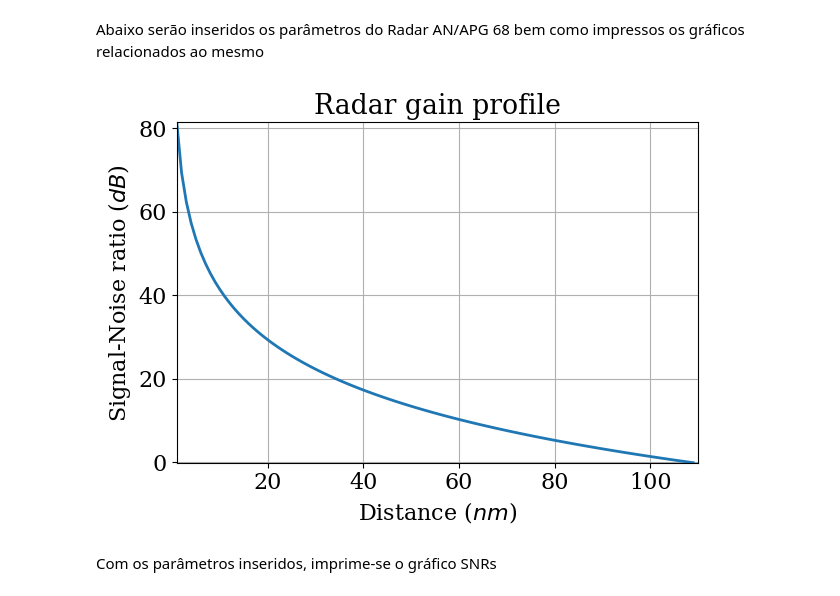
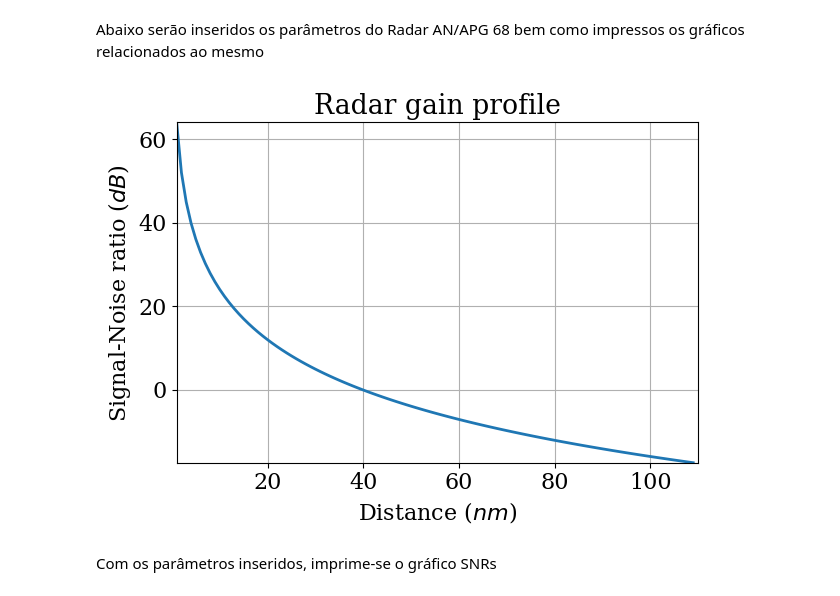
Before and after one commit to diegoalns/asa-rf, a Jupyter notebook: [TC ALVES] Teste 4.ipynb, the cells around one changed output. Cells and saved outputs as stored; diff of their text form; code cells hidden in the pictures.

```diff
--- a/[TC ALVES] Teste 4.ipynb
+++ b/[TC ALVES] Teste 4.ipynb
@@ -29,41 +29,40 @@ Radar AN/TPS 77, radar transportável 3D para vigilância de longo alcance.
 Abaixo serão inseridos os parâmetros do Radar AN/APG 68 bem como impressos os gráficos relacionados ao mesmo
 # %%
 from math import radians
-
 from rf.radar.component import Radar, Target
-
 from rf.radar.equation import get_snrs
+from rf.radar.chart import plot_snrs
 
 # Parâmetro do alvo
 target = Target(
     rcs = 1                                  # [m^2] => 2 m^2
 )
 
 # Parâmetros do radar
 radar = Radar(
     peak_power=5606,                        # [W]     => 40 KW
     antenna_gain=30,                         # [dB]    => 34 dB
-    frequency= 1.3e9,                        # [Hz]    => 1300 MHz
+    frequency= 9.6e9,                        # [Hz]    => 1300 MHz
     noise_figure=3,                          # [dB]    => 3 dB
     band_width=1.0e6,                        # [Hz]    => 1.00 MHz
     pulse_width=200e-6,                      # [s]     => 200 usec
     pulse_repetition=375,                    # [Hz]    => 375 Hz
     beam_width=radians(1.3),                 # [rad]   => 1.3 degrees
     angular_velocity=radians(6.0 * 360)/60.0 # [rad/s] => 6 rpm
 )
 
 # Parâmetros adicionais
 losses = 15                                  # 15 dB
 
 from rf.radar.chart import plot_snrs
 
 figure, _ = plot_snrs(
     1.0, 110.0, 1.0,
     radar,
     target,
     losses,
 )
 # %% [output]
-[figure, old version]
+[figure, new version]
 # %% [markdown]
 Com os parâmetros inseridos, imprime-se o gráfico SNRs
```
